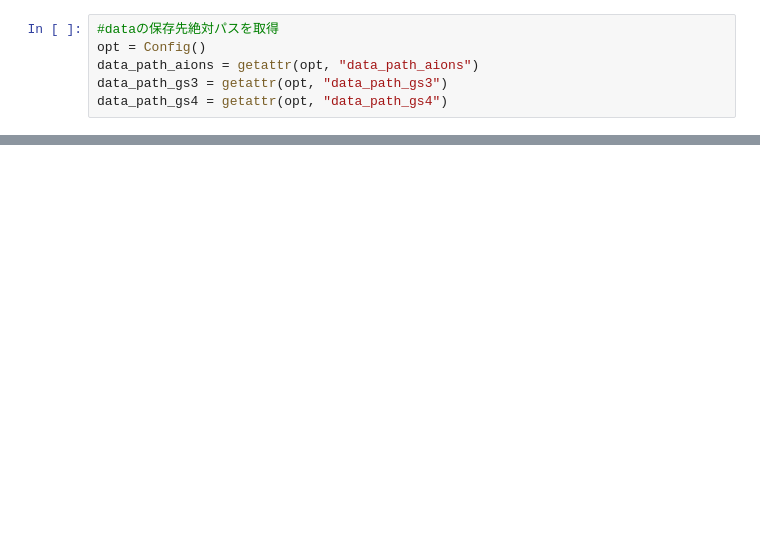
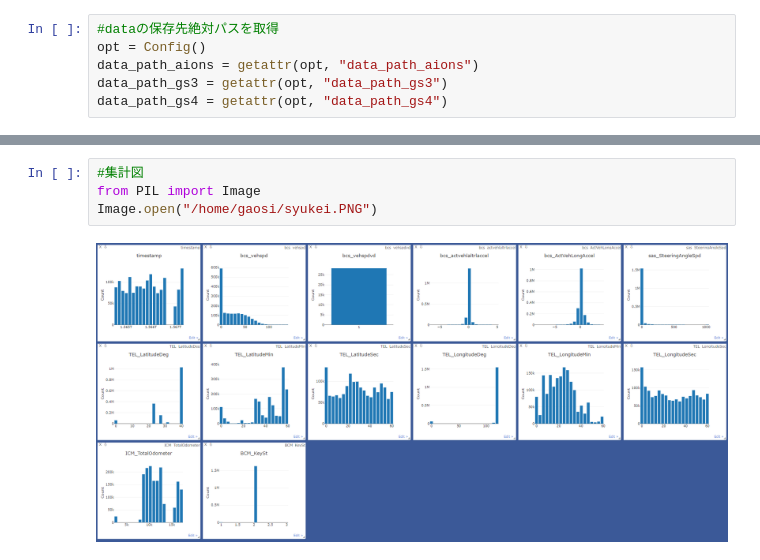
Before and after one commit to gaosi19861123/for_chen, a Jupyter notebook: データ抽出.ipynb, the cells around one changed output, grey strips where cells are left out. Saved outputs shown, nothing was run; the diff lists cells and outputs as text; blank space fills up the shorter version.

```diff
--- a/データ抽出.ipynb
+++ b/データ抽出.ipynb
@@ -62,0 +173,6 @@ gs4_data = readtable(data_path_gs4, headerpath="gs4_head.txt") #gs4の車デー
+# %%
+#集計図
+from PIL import Image
+Image.open("/home/gaosi/syukei.PNG")
+# %% [output]
+[figure, added]
```
Also changed, not shown: parts of 16 cells of this notebook.
